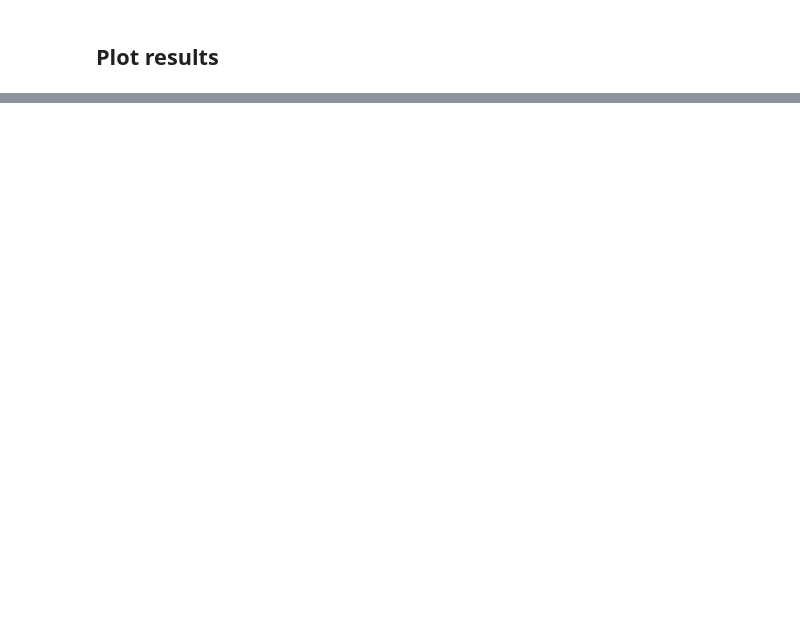
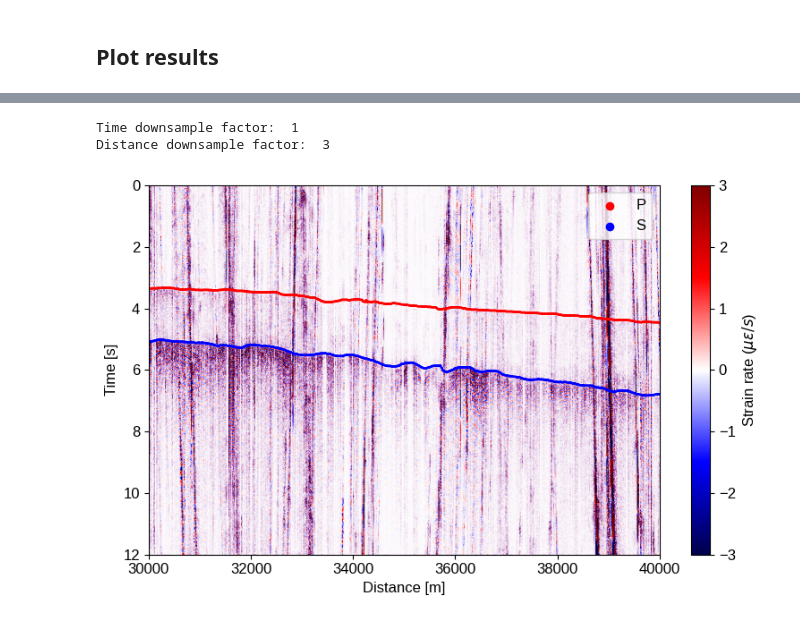
Before and after one commit to theinlinaung2010/EQNet, a Jupyter notebook: NbDasPhaseNet/nbdas_phasenet_test.ipynb, the cells around one changed output, grey strips where cells are left out. Drawn from its saved outputs; the diff is of its cells as text; code cells hidden in the pictures; blank space fills up the shorter version.

```diff
--- a/NbDasPhaseNet/nbdas_phasenet_test.ipynb
+++ b/NbDasPhaseNet/nbdas_phasenet_test.ipynb
@@ -137,0 +482,18 @@ Text(32.99999999999999, 0.5, 'Time (s)')
+# %%
+plt.figure(figsize=(8, 5))
+das_data.plot_data(cmap="seismic", title="", vmin=-3, vmax=3)
+color = picks["phase_type"].map({"P": "r", "S": "b"})
+dx = spatial_sampling_interval
+dt = time_sampling_interval
+plt.scatter(picks["channel_index"].values * dx, picks["phase_index"].values * dt + time_series[0], c=color, s=0.5)
+plt.scatter([], [], c="r", label="P")
+plt.scatter([], [], c="b", label="S")
+plt.legend()
+plt.xlabel("Distance [m]")
+plt.ylabel("Time [s]")
+plt.xlim(30000, 40000)
+plt.savefig(f"./figures/{new_file_name.replace('.h5', '')}_picks_30km-40km.png")
+# %% [output]
+Time downsample factor:  1
+Distance downsample factor:  3
+[figure, added]
```
Also changed, not shown: parts of 19 cells of this notebook, 31 other files.
